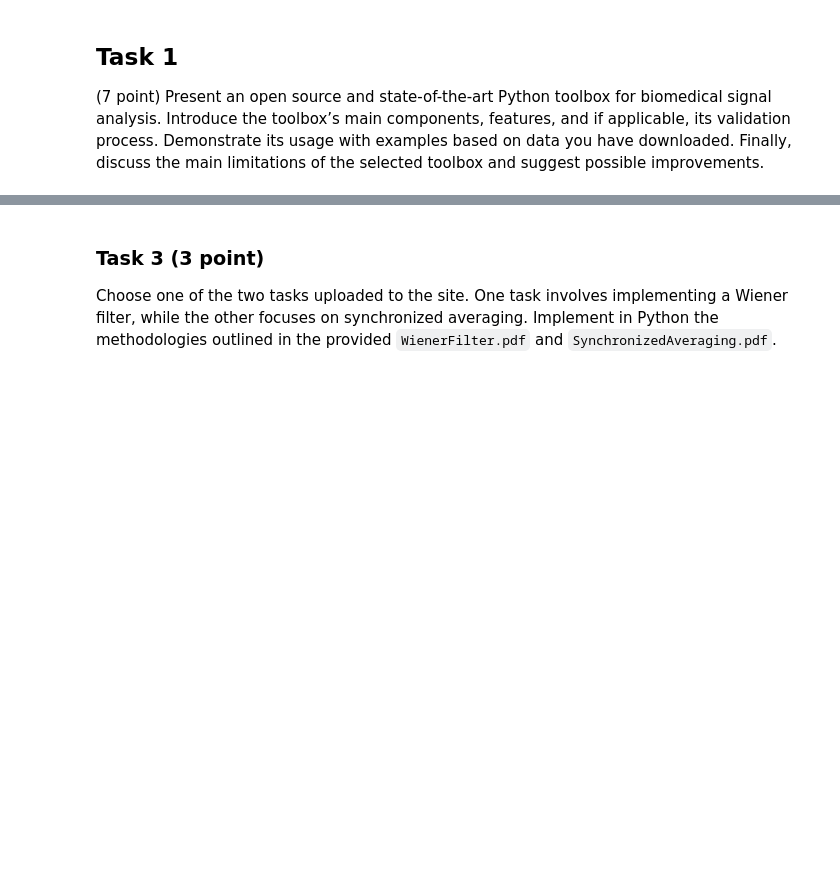
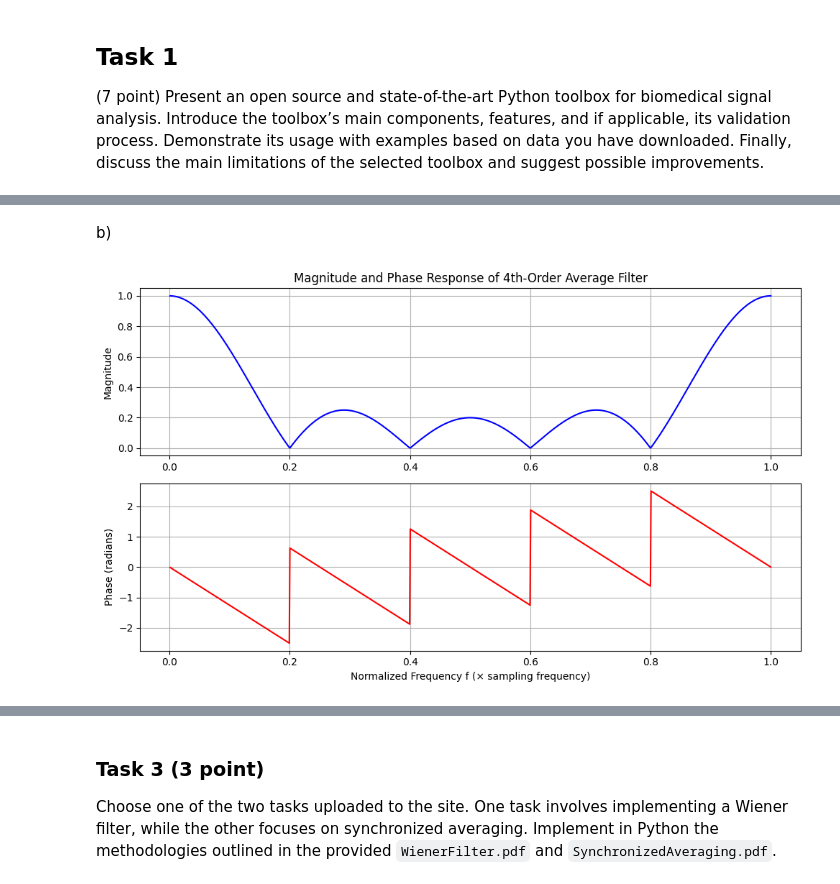
Before and after one commit to BalazsTersztenyak/biomedical-signal-processing, a Jupyter notebook: assignment3/BSP_LAB_25_05.ipynb, the cells around one changed output, grey strips where cells are left out. Cells and saved outputs as stored; diff of their text form; code cells hidden in the pictures; blank space fills up the shorter version.

```diff
--- a/assignment3/BSP_LAB_25_05.ipynb
+++ b/assignment3/BSP_LAB_25_05.ipynb
@@ -88,0 +124,44 @@ Design a Butterworth filter to remove the powerline noise. Check the quality of
+# %% [markdown]
+b)
+# %%
+import numpy as np
+import matplotlib.pyplot as plt
+
+def response(f, L, N=1000):
+    if f is None:
+        f = np.linspace(0, 1, N)  # Normalized frequency range (0 to 1)
+    omega = 2 * np.pi * f  # Angular frequency
+
+    # Compute frequency response H(e^{jω})
+    H = (1/(L+1)) * (1 - np.exp(-1j * omega * (L+1))) / (1 - np.exp(-1j * omega))
+
+    return f, np.abs(H), np.angle(H)
+
+# Parameters
+L = 4  # Filter order (you can change this)
+N = 1000  # Number of frequency points
+f = np.linspace(0, 1, N)  # Normalized frequency range (0 to 1)
+
+# Compute magnitude and phase
+f, magnitude, phase = response(f, L, N)
+
+# Plot magnitude response
+plt.figure(figsize=(10,6))
+
+plt.subplot(2,1,1)
+plt.plot(f, magnitude, 'b')
+plt.title(f'Magnitude and Phase Response of {L}th-Order Average Filter')
+plt.ylabel('Magnitude')
+plt.grid(True)
+
+# Plot phase response
+plt.subplot(2,1,2)
+plt.plot(f, phase, 'r')
+plt.ylabel('Phase (radians)')
+plt.xlabel('Normalized Frequency f (× sampling frequency)')
+plt.grid(True)
+
+plt.tight_layout()
+plt.show()
+# %% [output]
+[figure, added]
```
Also changed, not shown: parts of 12 cells of this notebook.
